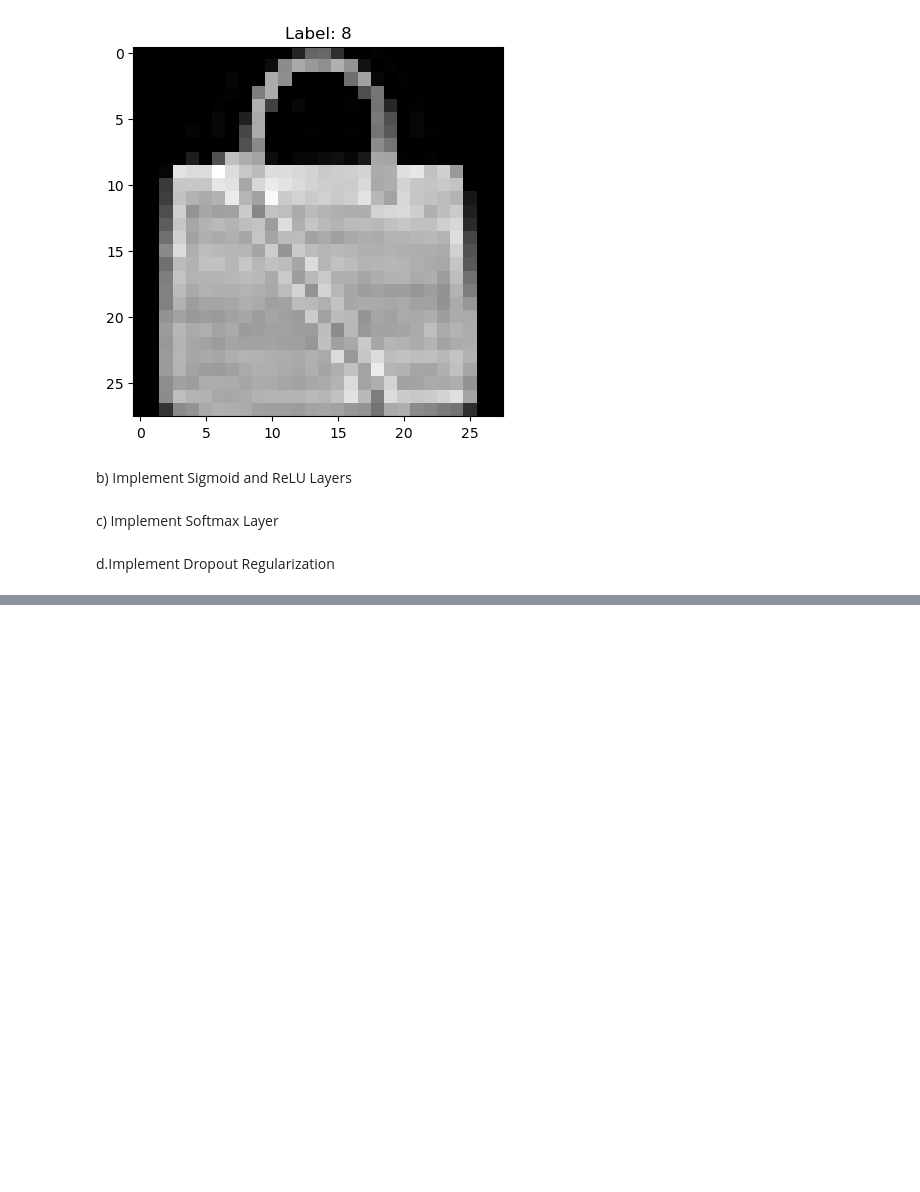
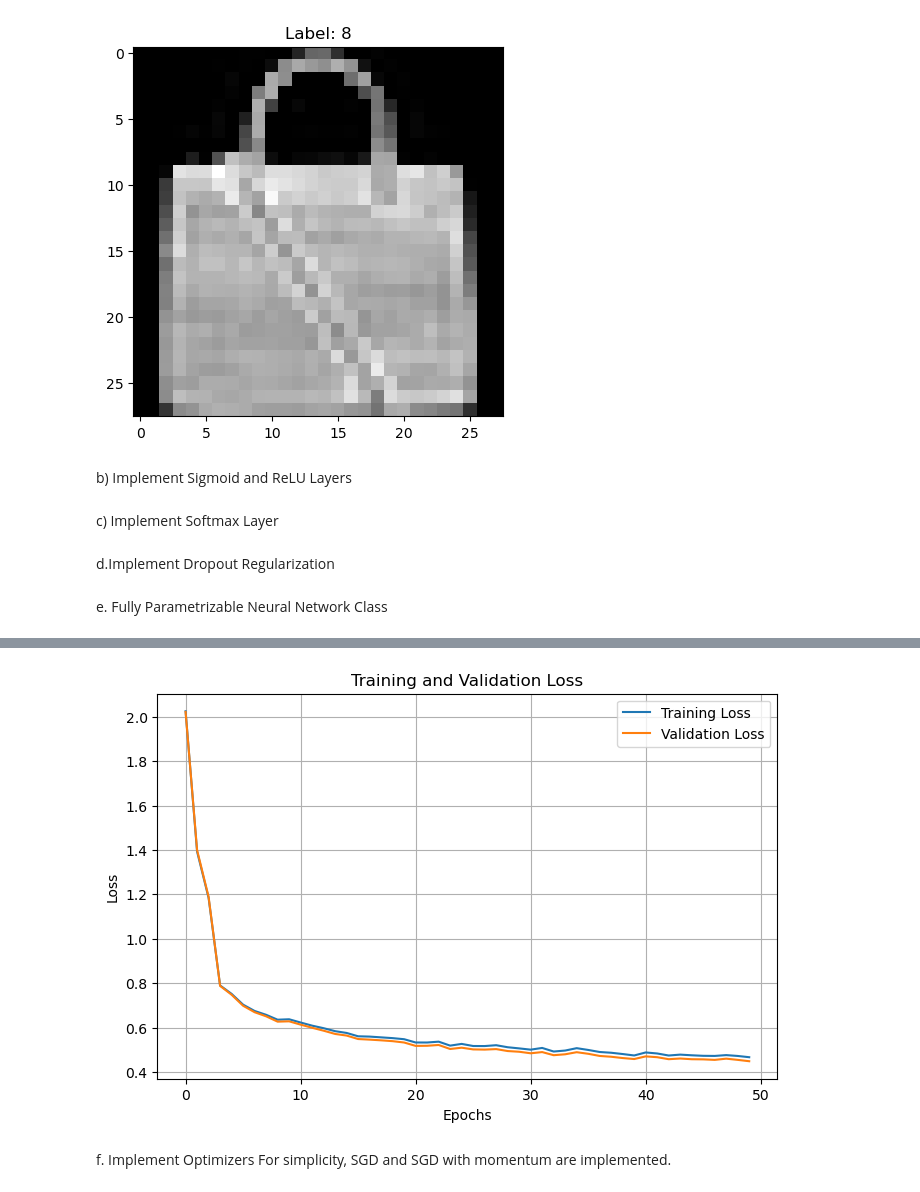
Before and after one commit to sam134-eng/Samandtooba, a Jupyter notebook: Neural network.ipynb, the cells around one changed output, grey strips where cells are left out. Saved outputs shown, nothing was run; the diff lists cells and outputs as text; code cells hidden in the pictures; blank space fills up the shorter version.

Commit message:
Neural network training

```diff
--- a/Neural network.ipynb
+++ b/Neural network.ipynb
@@ -177,3 +177,30 @@ class Dropout:
 
         return self.wih_orig, self.who_orig
         #
+# %% [markdown]
+e. Fully Parametrizable Neural Network Class
+# %%
+nn = NeuralNetwork(
+    input_size=784,
+    hidden_sizes=[128, 64],
+    output_size=10,
+    activations=["relu", "relu", "sigmoid"],
+    dropout_rate=0.2
+)
+# Train the model
+train_losses, val_losses = nn.train(
+    X_train, y_train_onehot, X_val, y_val_onehot,
+    epochs=50, batch_size=64, learning_rate=0.01
+)
+
+# Plot losses
+plt.figure(figsize=(8, 5))
+plt.plot(train_losses, label="Training Loss")
+plt.plot(val_losses, label="Validation Loss")
+plt.xlabel("Epochs")
+plt.ylabel("Loss")
+plt.title("Training and Validation Loss")
+plt.legend()
+plt.grid()
+plt.show()
+# %% [output]
@@ -179,0 +224,4 @@ class Dropout:
+[figure, added]
+# %% [markdown]
+f. Implement Optimizers
+For simplicity, SGD and SGD with momentum are implemented.
```
Also changed, not shown: parts of 3 cells of this notebook.
